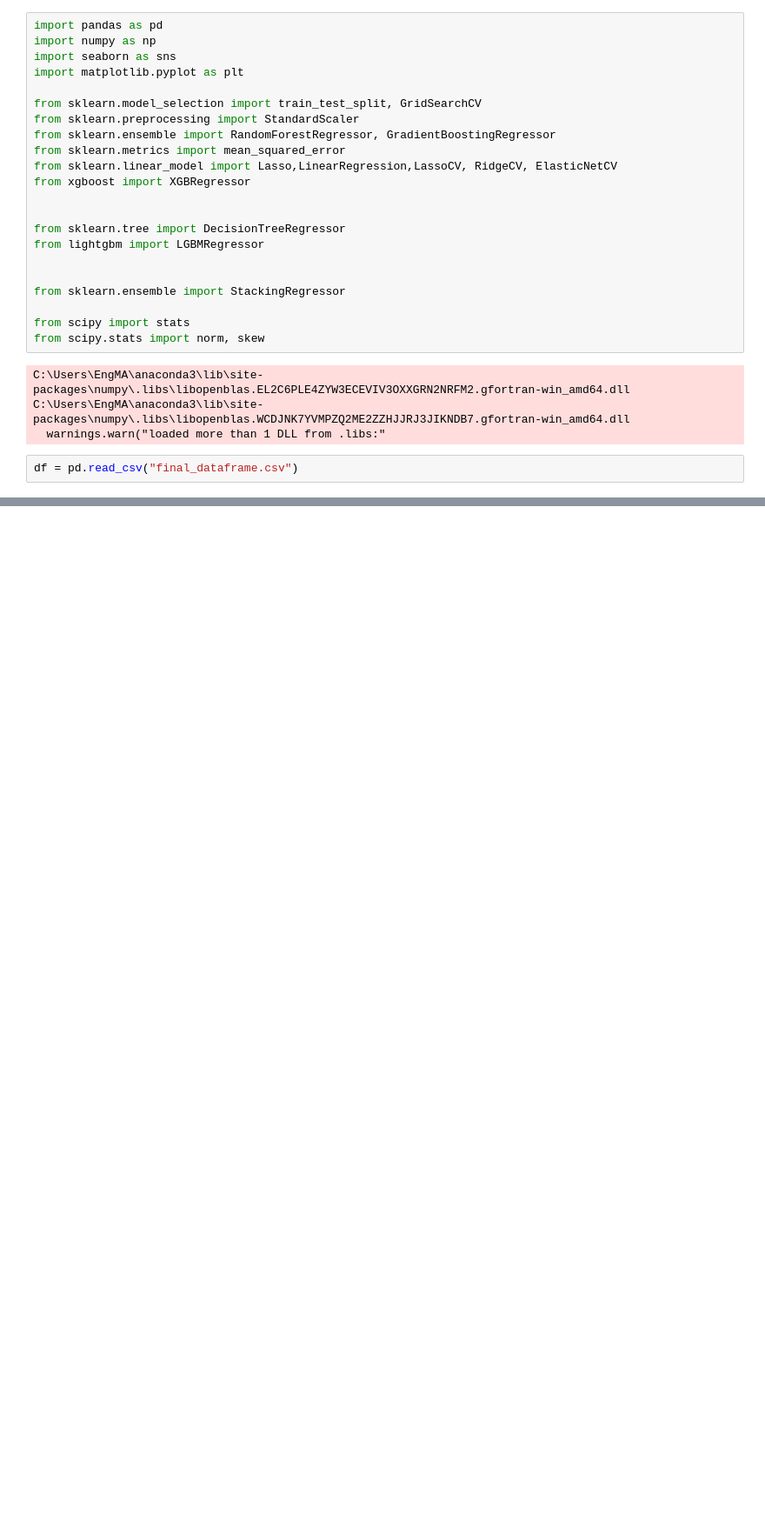
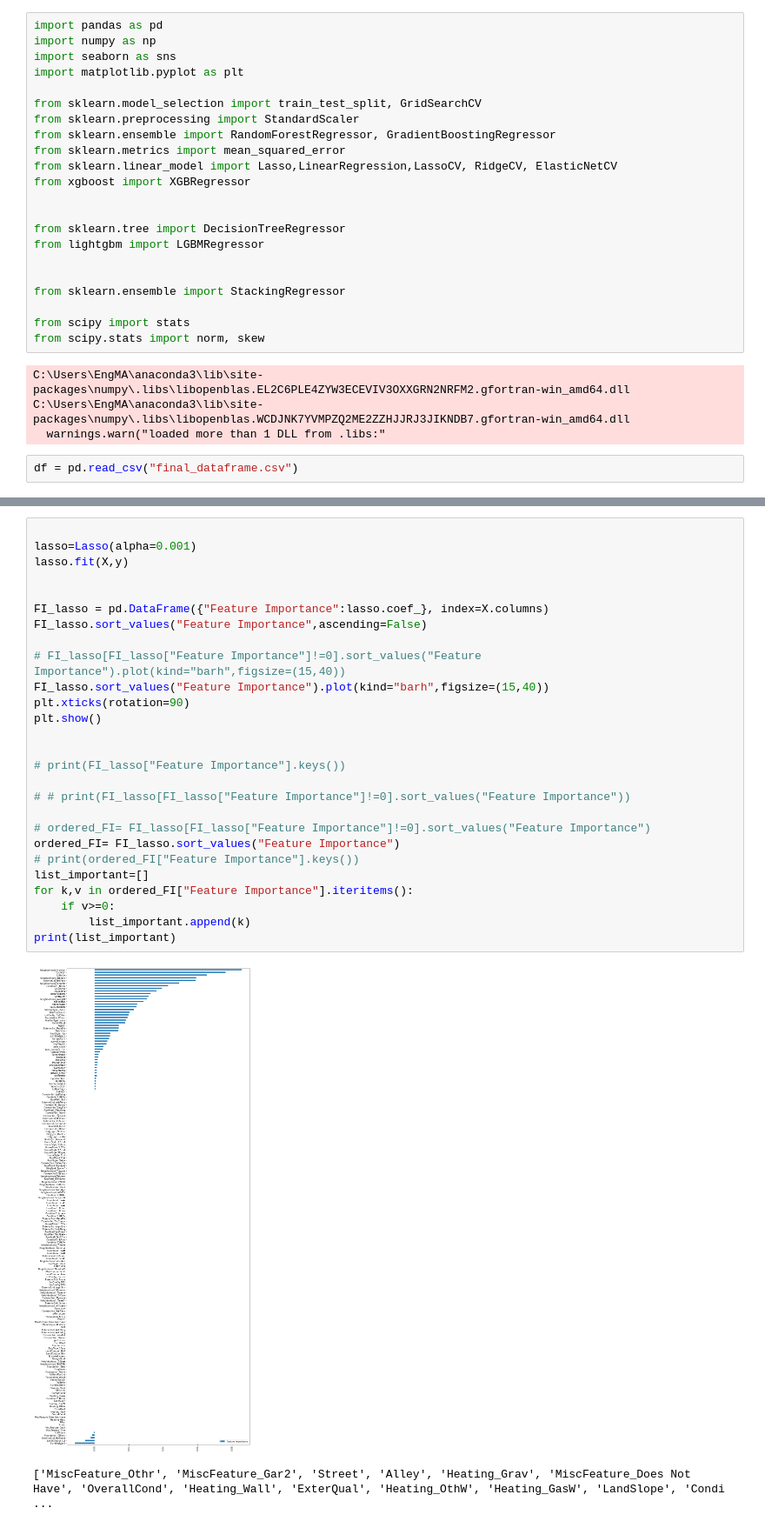
Before and after one commit to markjh2323/house_prices_project, a Jupyter notebook: house_price_prediction_project/house-prices-advanced-regression-techniques/modeling_v2-Copy1.ipynb, the cells around one changed output, grey strips where cells are left out. Shown at 87% size. Drawn from its saved outputs; the diff is of its cells as text; blank space fills up the shorter version.

```diff
--- a/house_price_prediction_project/house-prices-advanced-regression-techniques/modeling_v2-Copy1.ipynb
+++ b/house_price_prediction_project/house-prices-advanced-regression-techniques/modeling_v2-Copy1.ipynb
@@ -956,0 +207,30 @@ rmse_cv(weight_avg,scaled_X_test,y_test),  rmse_cv(weight_avg,scaled_X_test,y_te
+# %%
+
+lasso=Lasso(alpha=0.001)
+lasso.fit(X,y)
+
+
+FI_lasso = pd.DataFrame({"Feature Importance":lasso.coef_}, index=X.columns)
+FI_lasso.sort_values("Feature Importance",ascending=False)
+
+# FI_lasso[FI_lasso["Feature Importance"]!=0].sort_values("Feature Importance").plot(kind="barh",figsize=(15,40))
+FI_lasso.sort_values("Feature Importance").plot(kind="barh",figsize=(15,40))
+plt.xticks(rotation=90)
+plt.show()
+
+
+# print(FI_lasso["Feature Importance"].keys())
+
+# # print(FI_lasso[FI_lasso["Feature Importance"]!=0].sort_values("Feature Importance"))
+
+# ordered_FI= FI_lasso[FI_lasso["Feature Importance"]!=0].sort_values("Feature Importance")
+ordered_FI= FI_lasso.sort_values("Feature Importance")
+# print(ordered_FI["Feature Importance"].keys())
+list_important=[]
+for k,v in ordered_FI["Feature Importance"].iteritems():
+    if v>=0:
+        list_important.append(k)
+print(list_important)
+# %% [output]
+[figure, added]
+['MiscFeature_Othr', 'MiscFeature_Gar2', 'Street', 'Alley', 'Heating_Grav', 'MiscFeature_Does Not Have', 'OverallCond', 'Heating_Wall', 'ExterQual', 'Heating_OthW', 'Heating_GasW', 'LandSlope', 'Condi ...
```
Also changed, not shown: parts of 93 cells of this notebook, 1 other file.
